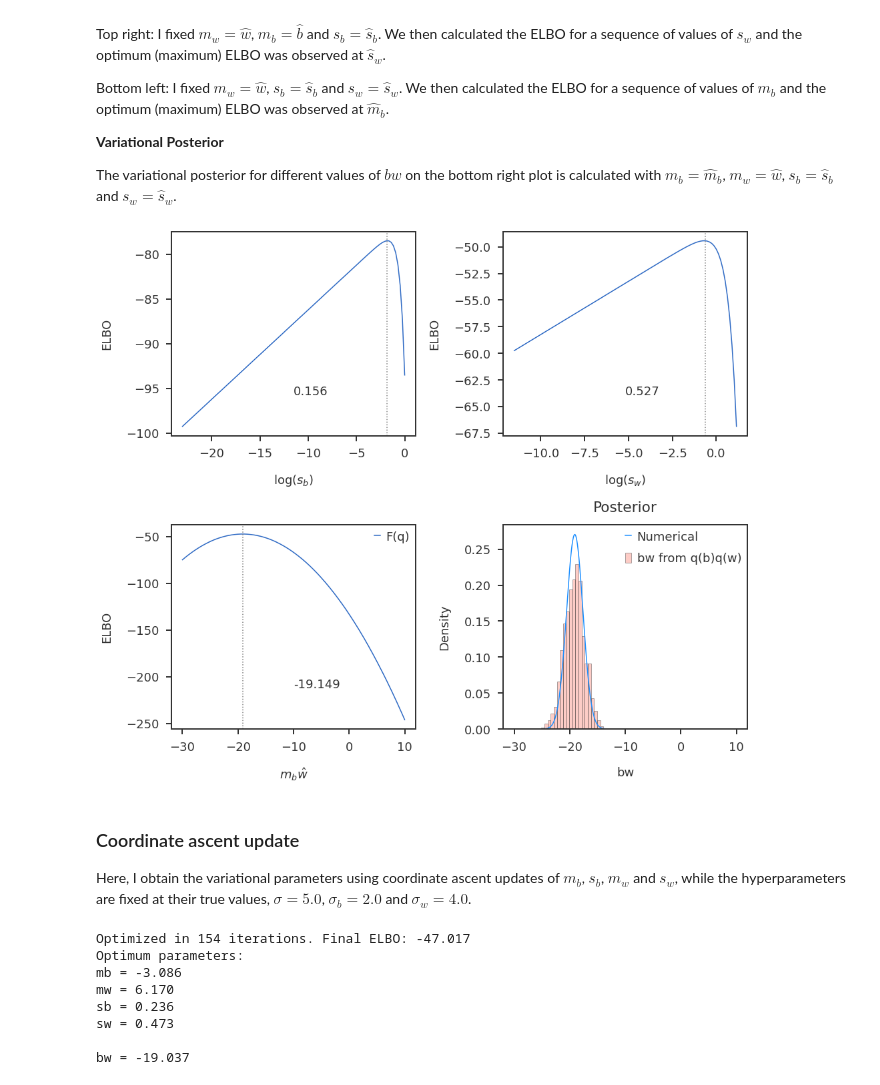
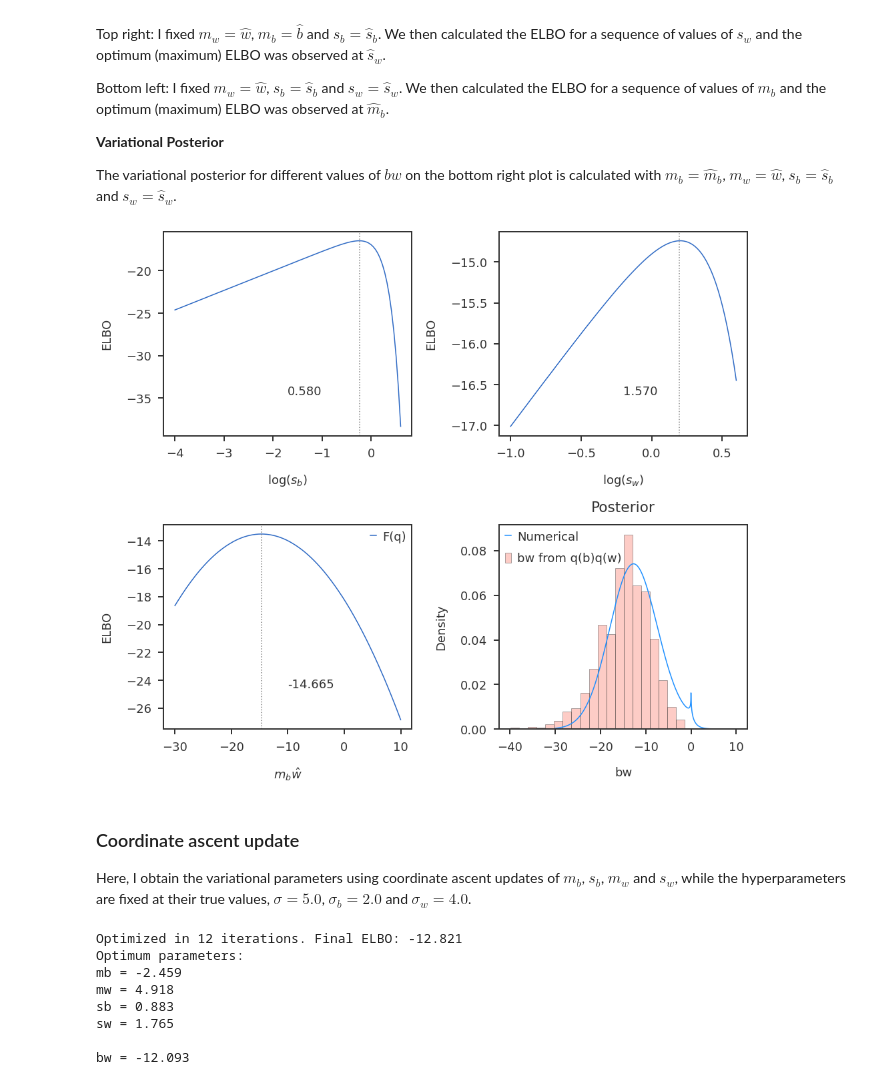
Before and after one commit to banskt/iridge-notes, a Jupyter notebook: _notebooks/2021-01-27-simple-regression-with-product-of-normals.ipynb, the cells around one changed output. Saved outputs shown, nothing was run; the diff lists cells and outputs as text; code cells hidden in the pictures.

```diff
--- a/_notebooks/2021-01-27-simple-regression-with-product-of-normals.ipynb
+++ b/_notebooks/2021-01-27-simple-regression-with-product-of-normals.ipynb
@@ -126,10 +126,10 @@ I can also use Gibbs sampling technique to obtain the posterior distribution, an
 # %%
 #collapse-hide
 
-nsample = 100
+nsample = 10
 sigbtrue = 2.0
 sigwtrue = 4.0
-sigtrue = 15.0
+sigtrue = 10.0
 np.random.seed(200)
 btrue = np.random.normal(0, sigbtrue)
 wtrue = np.random.normal(0, sigwtrue)
@@ -309,20 +309,20 @@ ax2 = fig.add_subplot(222)
 ax3 = fig.add_subplot(223)
 ax4 = fig.add_subplot(224)
 
-sbvals = np.logspace(-10, 0, 100)
+sbvals = np.logspace(-4, 0.6, 100)
 elbo_sb = get_elbo_sb(X, y, sigtrue, sigbtrue, sigwtrue, btrue, wtrue, sbvals, sigwtrue)
 elbo_sbopt = sbvals[np.argmax(elbo_sb)]
-ax1.plot(np.log(sbvals), elbo_sb)
-ax1.axvline(np.log(elbo_sbopt), color = 'gray', linestyle = 'dotted')
+ax1.plot(np.log10(sbvals), elbo_sb)
+ax1.axvline(np.log10(elbo_sbopt), color = 'gray', linestyle = 'dotted')
 ax1.text(0.5, 0.2, f"{elbo_sbopt:.3f}", transform = ax1.transAxes)
 ax1.set_xlabel("$\log({s_b})$")
 ax1.set_ylabel("ELBO")
 
-swvals = np.logspace(-5, 0.5, 100)
+swvals = np.logspace(-1, 0.6, 100)
 elbo_sw = get_elbo_sw(X, y, sigtrue, sigbtrue, sigwtrue, btrue, wtrue, elbo_sbopt, swvals)
 elbo_swopt = swvals[np.argmax(elbo_sw)]
-ax2.plot(np.log(swvals), elbo_sw)
-ax2.axvline(np.log(elbo_swopt), color = 'gray', linestyle = 'dotted')
+ax2.plot(np.log10(swvals), elbo_sw)
+ax2.axvline(np.log10(elbo_swopt), color = 'gray', linestyle = 'dotted')
 ax2.text(0.5, 0.2, f"{elbo_swopt:.3f}", transform = ax2.transAxes)
 ax2.set_xlabel("$\log({s_w})$")
 ax2.set_ylabel("ELBO")
@@ -330,34 +330,34 @@ ax2.set_ylabel("ELBO")
 elbo_bw = get_elbo_bw(X, y, sigtrue, sigbtrue, sigwtrue,
                       bwvals / wtrue, wtrue, elbo_sbopt, elbo_swopt)
 elbo_bwopt = bwvals[np.argmax(elbo_bw)]
 numerical_evidence = numerical_logll + np.log(numerical_prior) - numerical_logpost
 ax3.plot(bwvals, elbo_bw, label = "F(q)")
 #ax3.plot(bwvals, numerical_evidence, ls = 'dotted', label = "log p(y)")
 ax3.axvline(elbo_bwopt, color = 'gray', linestyle = 'dotted')
 ax3.text(0.5, 0.2, f"{elbo_bwopt:.3f}", transform = ax3.transAxes)
 ax3.legend()
 ax3.set_xlabel(r"$m_b \hat{w}$")
 ax3.set_ylabel("ELBO")
 
 
 # variational_posterior = get_qbw_bw(bwvals, elbo_bwopt / wtrue, wtrue,
 #                                    elbo_sbopt, elbo_swopt)
 # variational_bwopt = bwvals[np.argmax(variational_posterior)]
 variational_posterior = get_qbw_hist(elbo_bwopt / wtrue, wtrue, elbo_sbopt, elbo_swopt)
 ax4.plot(bwvals, numerical_posterior, label = "Numerical", color = 'dodgerblue')
 ax4.hist(variational_posterior, density = True, label = "bw from q(b)q(w)", color = 'salmon', alpha = 0.4)
 #ax4.axvline(variational_bwopt, linestyle = 'dashed', color = 'salmon')
 #ax4.axvline(numerical_bwopt, linestyle = 'dotted', color = 'dodgerblue')
 #ax4.text(0.5, 0.5, f"{variational_bwopt:.3f}", transform = ax4.transAxes)
 ax4.legend()
 ax4.set_title("Posterior", pad = 20.0)
 ax4.set_xlabel("bw")
 ax4.set_ylabel("Density")
 
 plt.tight_layout()
 plt.show()
 # %% [output]
-[figure, old version]
+[figure, new version]
 # %% [markdown]
 ### Coordinate ascent update
 
@@ -424,14 +424,14 @@ print(f"sw = {veb_res[3]:.3f}")
 print("")
 print(f"bw = {veb_res[0] * veb_res[1]:.3f}")
 # %% [output]
-Optimized in 154 iterations. Final ELBO: -47.017
+Optimized in 12 iterations. Final ELBO: -12.821
 Optimum parameters:
-mb = -3.086
-mw = 6.170
-sb = 0.236
-sw = 0.473
+mb = -2.459
+mw = 4.918
+sb = 0.883
+sw = 1.765
 
-bw = -19.037
+bw = -12.093
 # %%
 #collapse-hide
 
```
Also changed, not shown: parts of 3 cells of this notebook.
